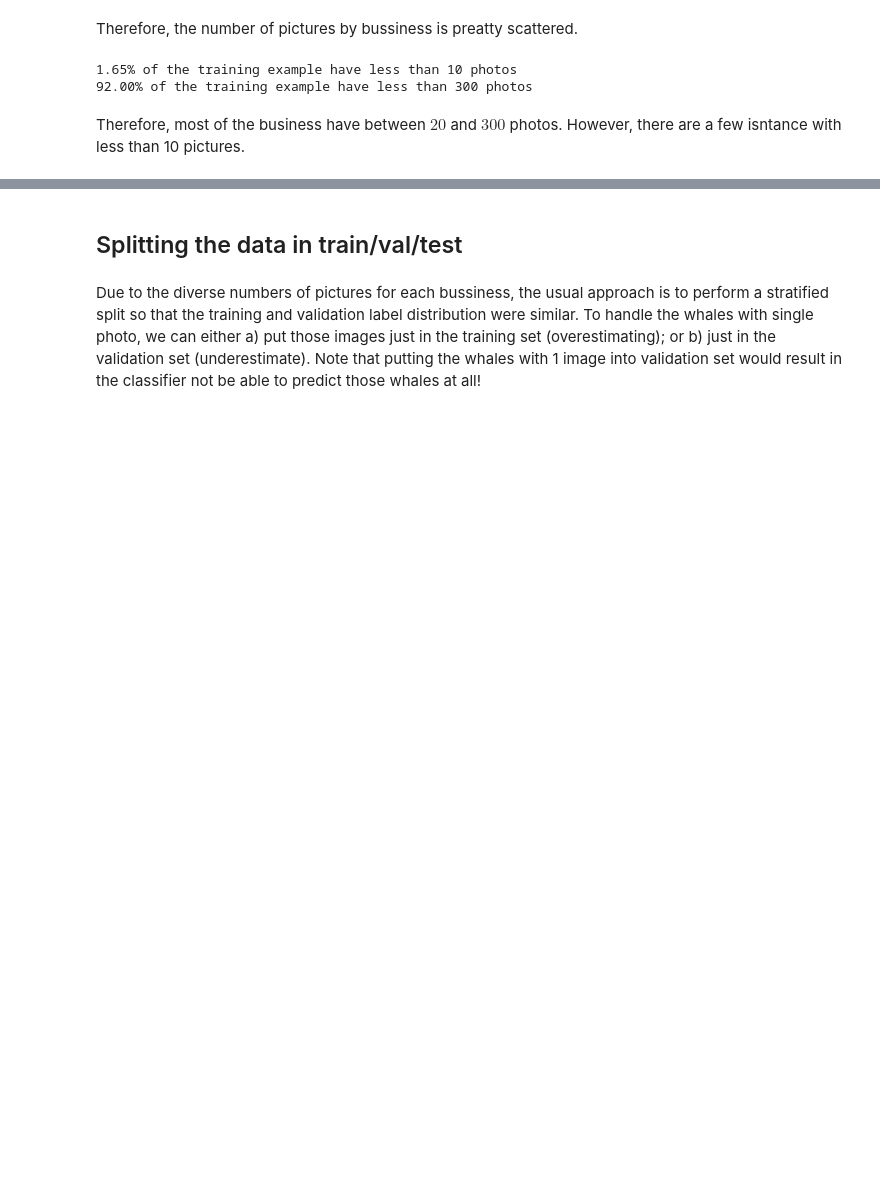
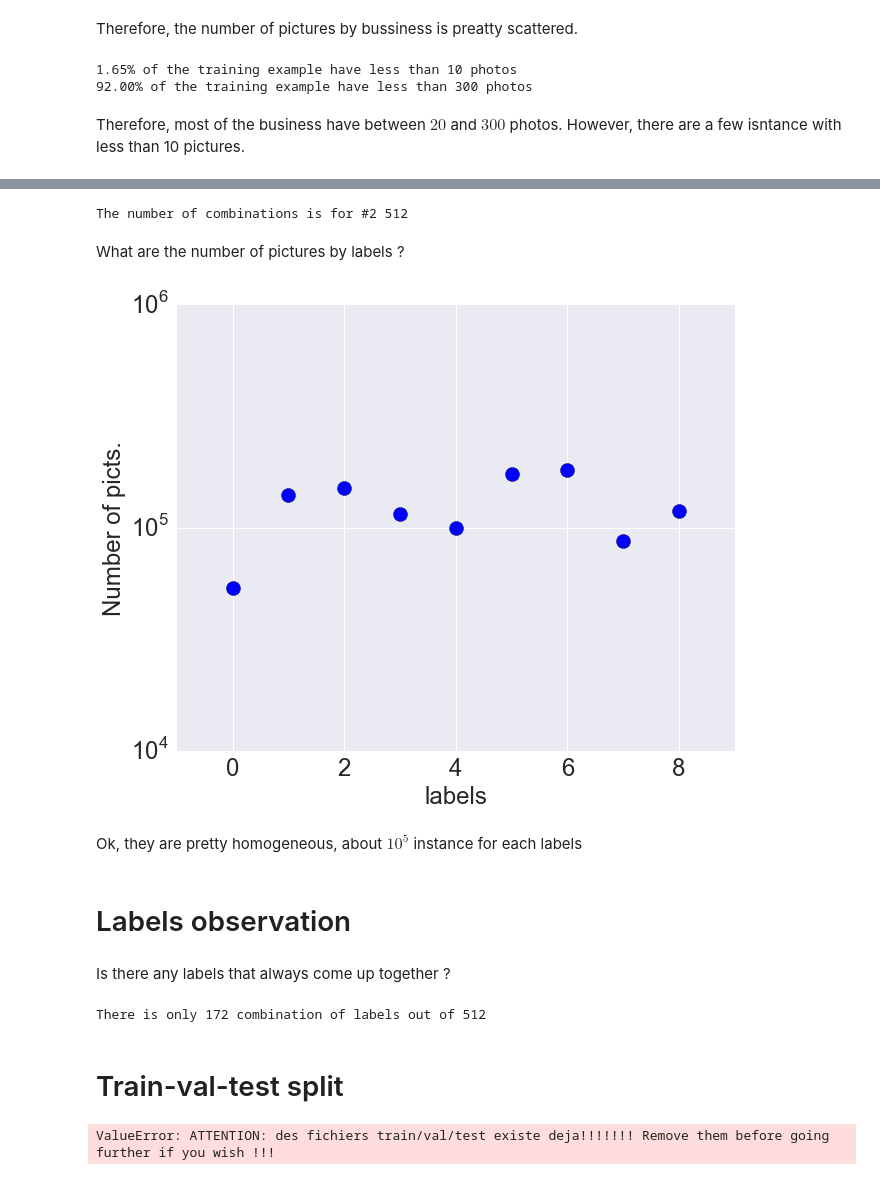
Before and after one commit to cthorey/Yelp, a Jupyter notebook: Notebook/Exploration.ipynb, the cells around one changed output, grey strips where cells are left out. Drawn from its saved outputs; the diff is of its cells as text; code cells hidden in the pictures; blank space fills up the shorter version.

```diff
--- a/Notebook/Exploration.ipynb
+++ b/Notebook/Exploration.ipynb
@@ -113,0 +161,30 @@ Name: photo_id, dtype: int64
+# %%
+from sympy import binomial
+
+print 'The number of combinations is for #2 %d'%(sum([binomial(9,x) for x in range(10)]))
+# %% [output]
+The number of combinations is for #2 512
+# %% [markdown]
+What are the number of pictures by labels ?
+# %%
+fig = plt.figure(figsize = (10,8))
+ax =plt.subplot(111)
+ax.scatter(range(9),[train_photos['label_'+str(i)].sum() for i in range(9)],
+           marker = 'o',
+           s=200)
+ax.set_yscale('log')
+ax.set_xlabel('labels',fontsize = 24)
+ax.set_ylabel('Number of picts.',fontsize = 24)
+ax.tick_params(labelsize=24)
+# %% [output]
+[figure, added]
+# %% [markdown]
+Ok, they are pretty homogeneous, about $10^5$ instance for each labels
+# %% [markdown]
+# Labels observation
+# %% [markdown]
+Is there any labels that always come up together ?
+# %%
+print 'There is only %d combination of labels out of 512'%(len(set(train_photos.labs)))
+# %% [output]
+There is only 172 combination of labels out of 512
@@ -114,4 +193,2 @@ Name: photo_id, dtype: int64
 # %% [markdown]
-## Splitting the data in train/val/test
+# Train-val-test  split
-# %% [markdown]
-Due to the diverse numbers of pictures for each bussiness, the usual approach is to perform a stratified split so that the training and validation label distribution were similar. To handle the whales with single photo, we can either a) put those images just in the training set (overestimating); or b) just in the validation set (underestimate). Note that putting the whales with 1 image into validation set would result in the classifier not be able to predict those whales at all!
@@ -117,0 +228,4 @@ Due to the diverse numbers of pictures for each bussiness, the usual approach is
+# %%
+generate_train_val_test(path,train_photos)
+# %% [output]
+ValueError: ATTENTION: des fichiers train/val/test existe deja!!!!!!! Remove them before going further if you wish !!!
```
Also changed, not shown: parts of 22 cells of this notebook, 6 other files.
